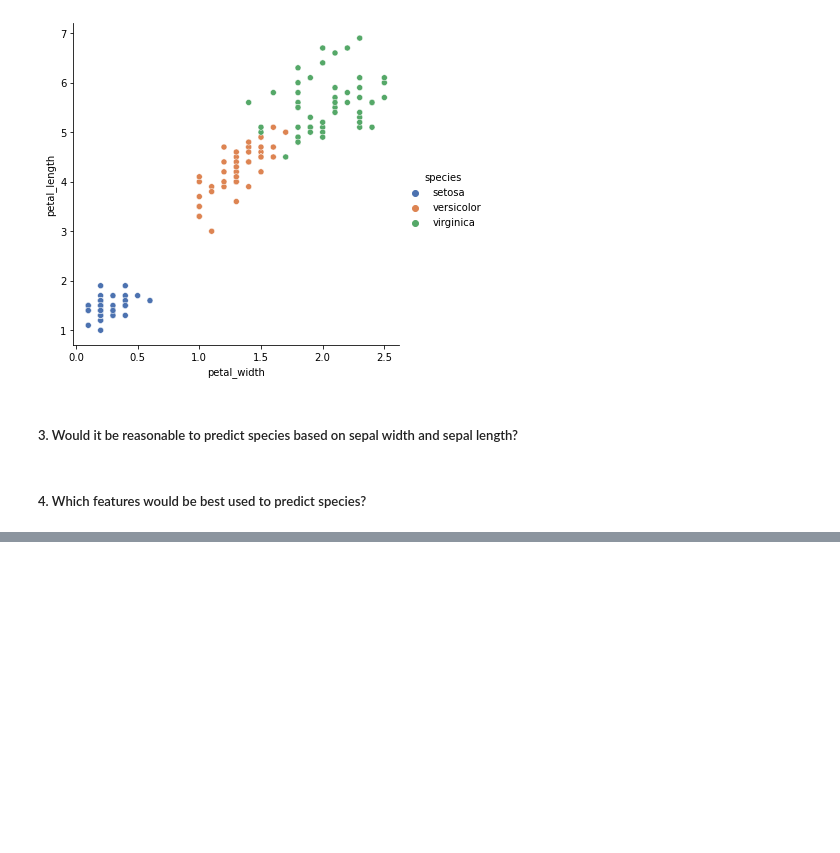
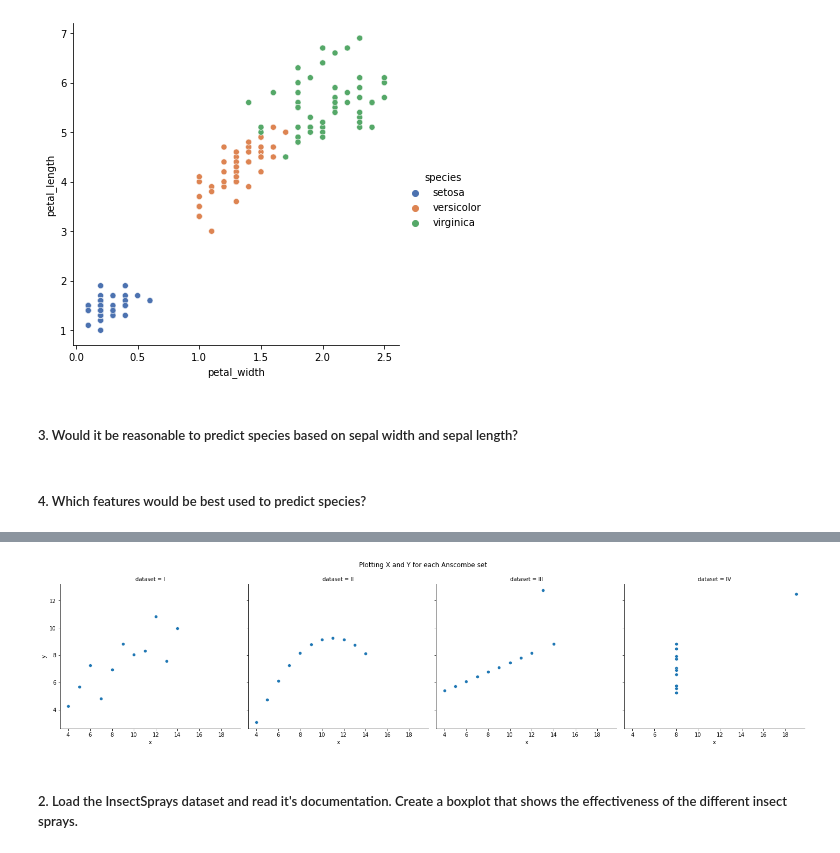
Before and after one commit to jeffakins/numpy_pandas_visualization_exercises, a Jupyter notebook: seaborn_exercises.ipynb, the cells around one changed output, grey strips where cells are left out. Drawn from its saved outputs; the diff is of its cells as text; code cells hidden in the pictures; blank space fills up the shorter version.

```diff
--- a/seaborn_exercises.ipynb
+++ b/seaborn_exercises.ipynb
@@ -51,0 +81,9 @@ plt.show()
+# %%
+sns.relplot(x="x", y="y", data=anscombe, col="dataset")
+plt.suptitle("Plotting X and Y for each Anscombe set")
+plt.tight_layout()
+plt.show()
+# %% [output]
+[figure, added]
+# %% [markdown]
+##### 2. Load the InsectSprays dataset and read it's documentation. Create a boxplot that shows the effectiveness of the different insect sprays.
```
Also changed, not shown: parts of 10 cells of this notebook.
